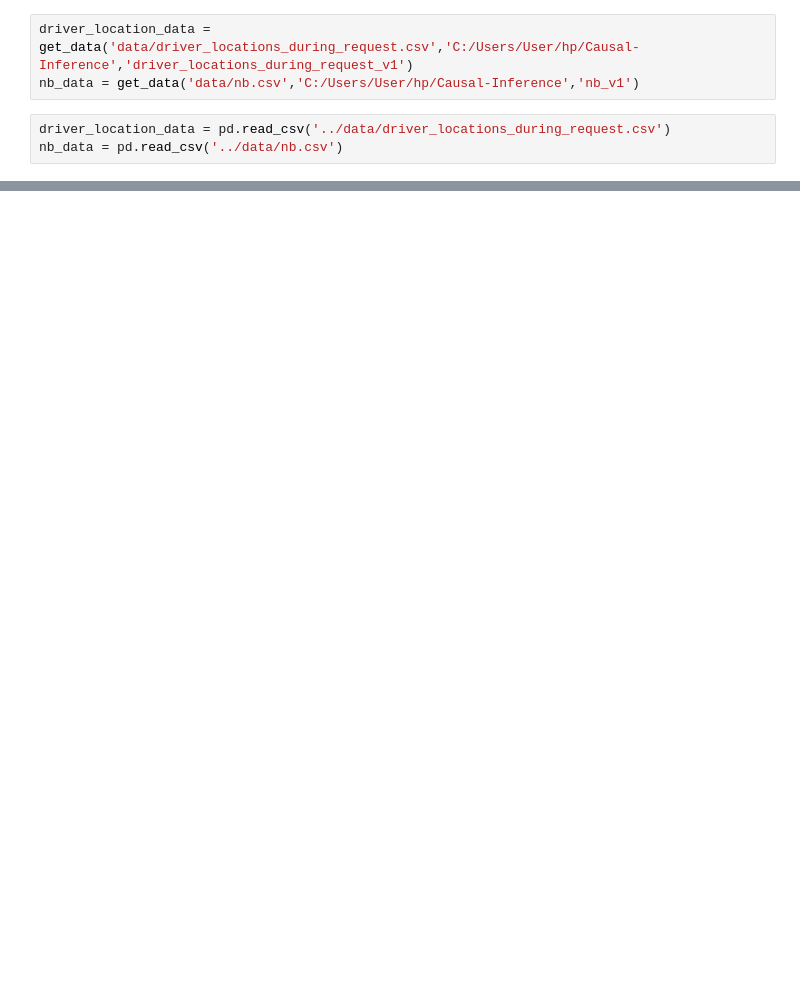
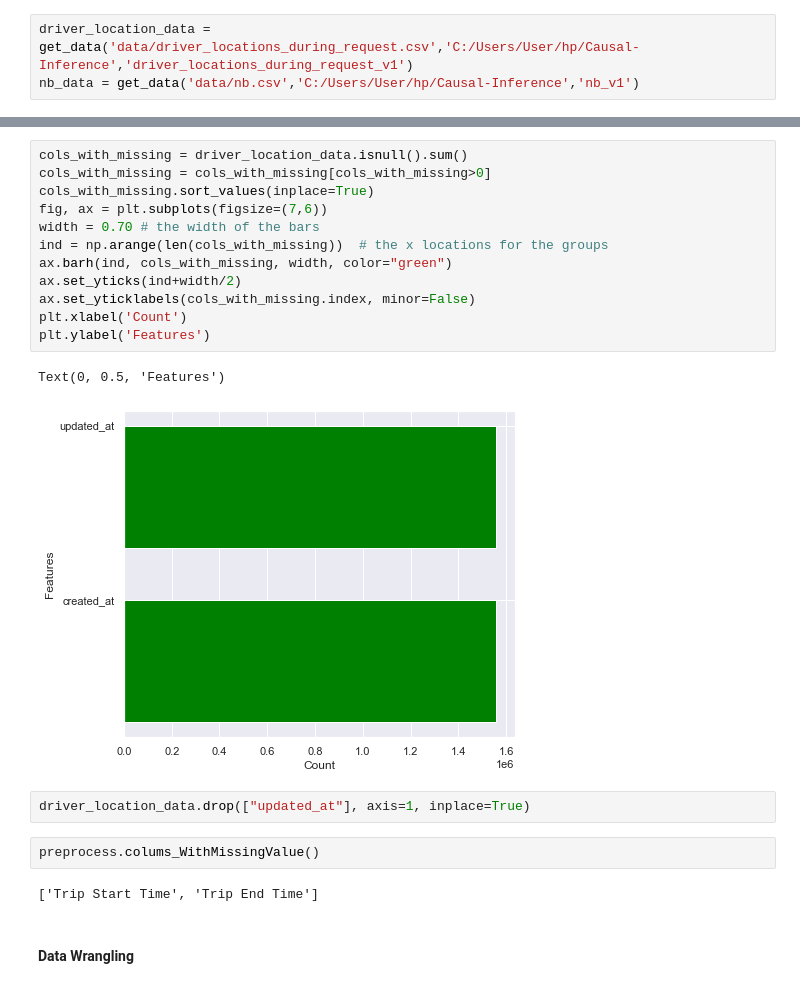
Before and after one commit to HenokD11/casual-inference, a Jupyter notebook: notebooks/EDA.ipynb, the cells around one changed output, grey strips where cells are left out. Saved outputs shown, nothing was run; the diff lists cells and outputs as text; blank space fills up the shorter version.

Commit message:
eda data finalized

```diff
--- a/notebooks/EDA.ipynb
+++ b/notebooks/EDA.ipynb
@@ -38,6 +38,3 @@ def get_data(path,repo,version):
 # %%
 driver_location_data = get_data('data/driver_locations_during_request.csv','C:/Users/User/hp/Causal-Inference','driver_locations_during_request_v1')
 nb_data = get_data('data/nb.csv','C:/Users/User/hp/Causal-Inference','nb_v1')
-# %%
-driver_location_data = pd.read_csv('../data/driver_locations_during_request.csv')
-nb_data = pd.read_csv('../data/nb.csv')
@@ -43,0 +116,23 @@ nb_data = pd.read_csv('../data/nb.csv')
+# %%
+cols_with_missing = driver_location_data.isnull().sum()
+cols_with_missing = cols_with_missing[cols_with_missing>0]
+cols_with_missing.sort_values(inplace=True)
+fig, ax = plt.subplots(figsize=(7,6))
+width = 0.70 # the width of the bars
+ind = np.arange(len(cols_with_missing))  # the x locations for the groups
+ax.barh(ind, cols_with_missing, width, color="green")
+ax.set_yticks(ind+width/2)
+ax.set_yticklabels(cols_with_missing.index, minor=False)
+plt.xlabel('Count')
+plt.ylabel('Features')
+# %% [output]
+Text(0, 0.5, 'Features')
+[figure, added]
+# %%
+driver_location_data.drop(["updated_at"], axis=1, inplace=True)
+# %%
+preprocess.colums_WithMissingValue()
+# %% [output]
+['Trip Start Time', 'Trip End Time']
+# %% [markdown]
+#### Data Wrangling
```
Also changed, not shown: parts of 24 cells of this notebook, 3 other files.
